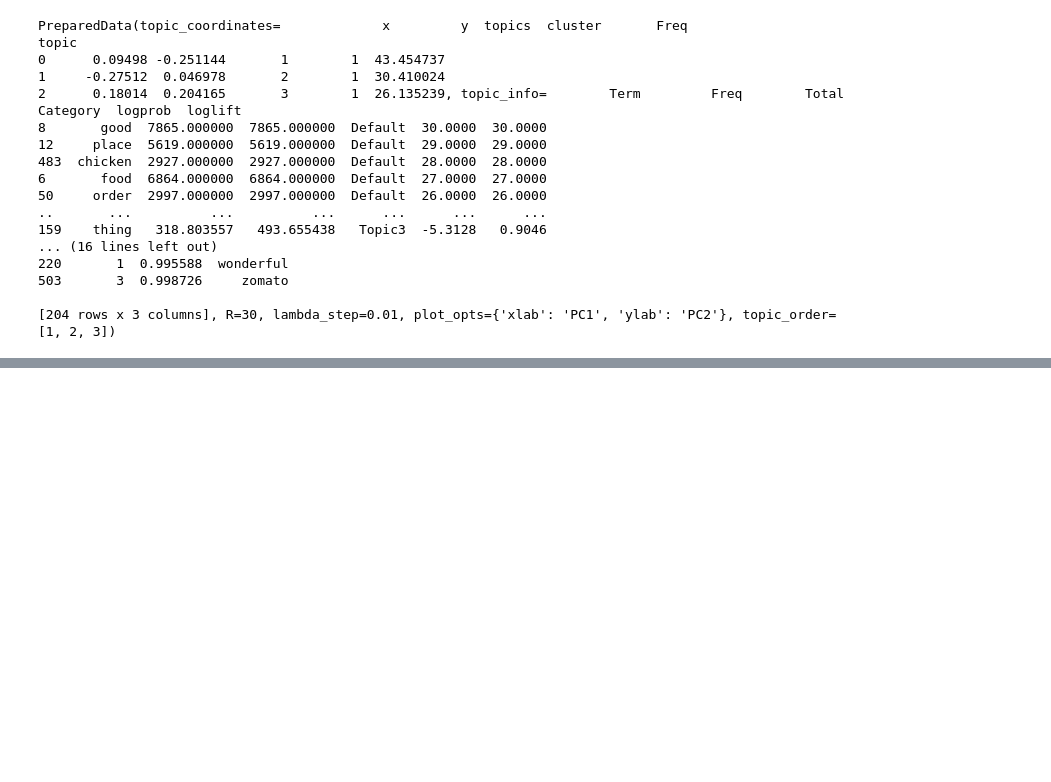
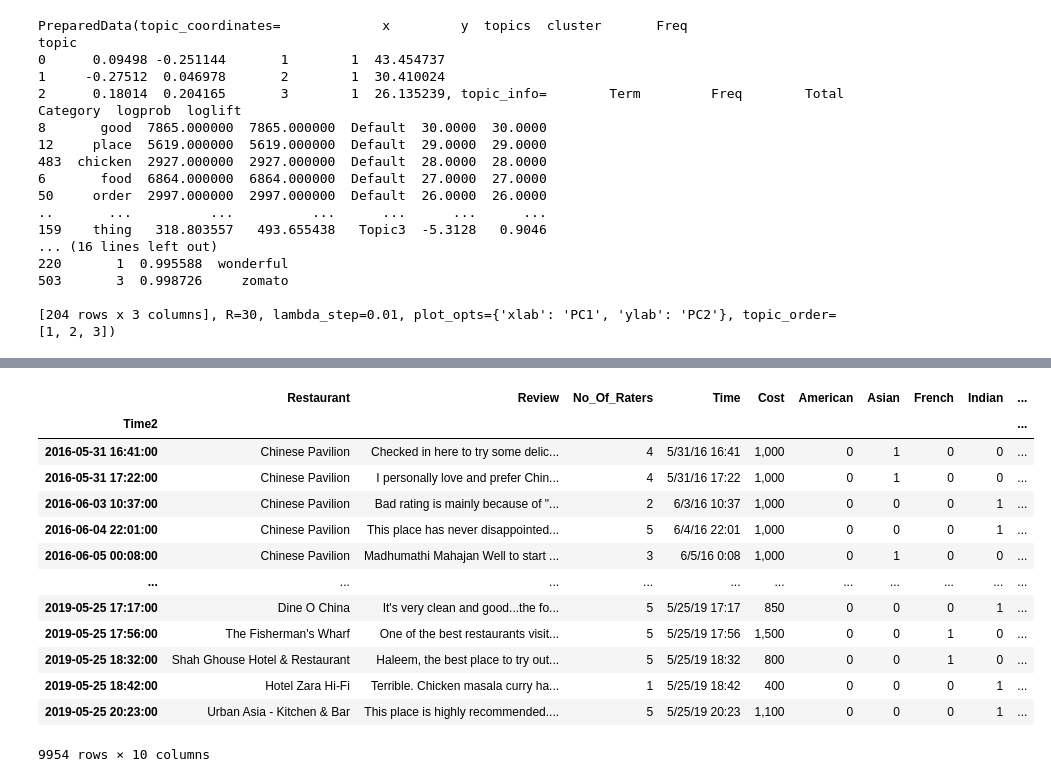
Before and after one commit to Csummers12000/NLP_Review_Analysis, a Jupyter notebook: NLPReviews.ipynb, the cells around one changed output, grey strips where cells are left out. Cells and saved outputs as stored; diff of their text form; code cells hidden in the pictures; blank space fills up the shorter version.

```diff
--- a/NLPReviews.ipynb
+++ b/NLPReviews.ipynb
@@ -130,0 +172,18 @@ topic
+# %%
+dfsort = df2.sort_index()
+dfsort
+# %% [output]
+|  | Restaurant | Review | No_Of_Raters | Time | Cost | American | Asian | French | Indian | ... |
+| Time2 |  |  |  |  |  |  |  |  |  | ... |
+| 2016-05-31 16:41:00 | Chinese Pavilion | Checked in here to try some delic... | 4 | 5/31/16 16:41 | 1,000 | 0 | 1 | 0 | 0 | ... |
+| 2016-05-31 17:22:00 | Chinese Pavilion | I personally love and prefer Chin... | 4 | 5/31/16 17:22 | 1,000 | 0 | 1 | 0 | 0 | ... |
+| 2016-06-03 10:37:00 | Chinese Pavilion | Bad rating is mainly because of "... | 2 | 6/3/16 10:37 | 1,000 | 0 | 0 | 0 | 1 | ... |
+| 2016-06-04 22:01:00 | Chinese Pavilion | This place has never disappointed... | 5 | 6/4/16 22:01 | 1,000 | 0 | 0 | 0 | 1 | ... |
+| 2016-06-05 00:08:00 | Chinese Pavilion | Madhumathi Mahajan Well to start ... | 3 | 6/5/16 0:08 | 1,000 | 0 | 1 | 0 | 0 | ... |
+| ... | ... | ... | ... | ... | ... | ... | ... | ... | ... | ... |
+| 2019-05-25 17:17:00 | Dine O China | It's very clean and good...the fo... | 5 | 5/25/19 17:17 | 850 | 0 | 0 | 0 | 1 | ... |
+| 2019-05-25 17:56:00 | The Fisherman's Wharf | One of the best restaurants visit... | 5 | 5/25/19 17:56 | 1,500 | 0 | 0 | 1 | 0 | ... |
+| 2019-05-25 18:32:00 | Shah Ghouse Hotel & Restaurant | Haleem, the best place to try out... | 5 | 5/25/19 18:32 | 800 | 0 | 0 | 1 | 0 | ... |
+| 2019-05-25 18:42:00 | Hotel Zara Hi-Fi | Terrible. Chicken masala curry ha... | 1 | 5/25/19 18:42 | 400 | 0 | 0 | 0 | 1 | ... |
+| 2019-05-25 20:23:00 | Urban Asia - Kitchen & Bar | This place is highly recommended.... | 5 | 5/25/19 20:23 | 1,100 | 0 | 0 | 0 | 1 | ... |
+9954 rows × 10 columns
```
Also changed, not shown: parts of 8 cells of this notebook.
